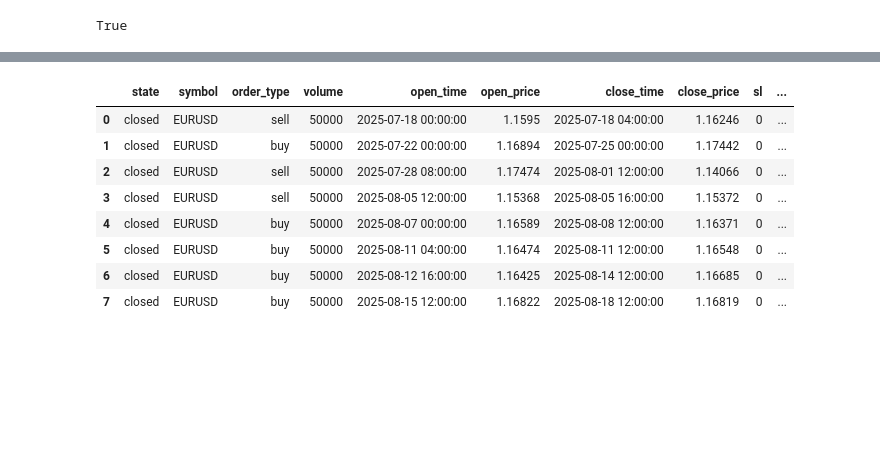
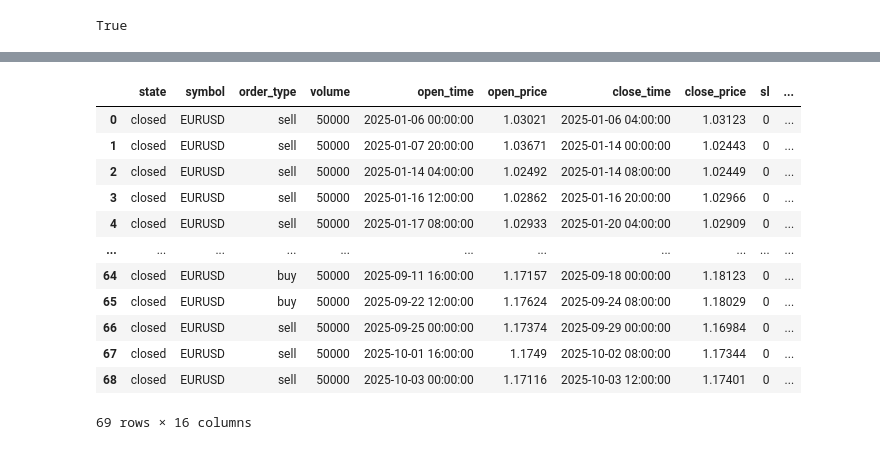
Before and after one commit to Moad2048/python_finance_market_projects, a Jupyter notebook: algo_mean.ipynb, the cells around one changed output, grey strips where cells are left out. Drawn from its saved outputs; the diff is of its cells as text; code cells hidden in the pictures; blank space fills up the shorter version.

```diff
--- a/algo_mean.ipynb
+++ b/algo_mean.ipynb
@@ -36,17 +34,13 @@ def get_ohlc(symbol, timeframe, start_datetime, end_datetime):
 # %%
-# 1 minut df
 symbol = 'EURUSD'
 pos_size = 1
-timeframe = mt5.TIMEFRAME_M1
-start_datetime = datetime(2025,7,1)
+timeframe = mt5.TIMEFRAME_H4
+start_datetime = datetime(2024,12,15)
 end_datetime = datetime.now()
 ohlc_df = get_ohlc(symbol, timeframe, start_datetime, end_datetime)
 # hour4 df
-timeframe = mt5.TIMEFRAME_H4
-hourly_df = get_ohlc(symbol, timeframe, start_datetime, end_datetime)
+timeframe2 = mt5.TIMEFRAME_H4
+hourly_df = get_ohlc(symbol, timeframe2, start_datetime, end_datetime)
 # daily df
-timeframe = mt5.TIMEFRAME_D1
-daily_df = get_ohlc(symbol, timeframe, start_datetime, end_datetime)
-daily_df
-hourly_df
-ohlc_df
+timeframe3 = mt5.TIMEFRAME_D1
+daily_df = get_ohlc(symbol, timeframe3, start_datetime, end_datetime)
@@ -135,6 +117,9 @@ merged_df = merged_df.rename(columns={
     "high_x": "high",
     "open_x": "open",
     "close_x": "close",
+    "tick_volume_x": "tick_volume",
+    "spread_x" : "spread",
+    "real_volume_x" : "real_volume",
     "low_y": "hourly_low",
     "high_y": "hourly_high",
     "open_y": "hourly_open",
@@ -142,5 +127,10 @@ merged_df = merged_df.rename(columns={
     "low": "daily_low",
     "high": "daily_high",
     "open": "daily_open",
-    "close": "daily_close"
+    "close": "daily_close",
+    "tick_volume": "daily_tick_volume",
+    "spread" : "daily_spread",
+    "real_volume" : "daily_real_volume"
 })
+print(merged_df.columns.tolist())
+merged_df
@@ -173,12 +160,12 @@ def on_bar(data, trades, orders):
     risk_amount = account_balance * risk_percent
     # entry signal
     if data['signal'] == 'buy' and not num_open_trades:
-        stop_loss_pips = (data['high'] - data["low_20"]) # example SL
+        #stop_loss_pips = (data['high'] - data["low_20"]) # example SL
         volume = 50000 #risk_amount / (stop_loss_pips * pip_value_per_lot)
         orders.open_trade(symbol, volume, 'buy')
 
     elif data['signal'] == 'sell' and not num_open_trades:
-        stop_loss_pips = (data['high_20'] - data["low_20"]) # example SL
+        #stop_loss_pips = (data['high_20'] - data["low_20"]) # example SL
         volume = 50000 #risk_amount / (stop_loss_pips * pip_value_per_lot)
         orders.open_trade(symbol, volume, 'sell')
 
@@ -186,37 +173,39 @@ def on_bar(data, trades, orders):
     if num_open_trades:
         trade = open_trades.iloc[0]
 
-        if trade['order_type'] == 'buy' and data["sma_11"] <= data["sma_144"]:
+        if trade['order_type'] == 'buy' and data["sma_11"] < data["sma_144"] :
             orders.close_trade(trade)
-        elif trade['order_type'] == 'sell' and data["sma_11"] >= data["sma_144"]:
+        elif trade['order_type'] == 'sell' and data["sma_11"] > data["sma_144"] :
             orders.close_trade(trade)
 # %%
 # backtest parameters
 starting_balance = 10000
 currency = 'USD'
 exchange_rate = 1
-commission = -7 / 100000
+commission = -7 / 50000
 
 # backtest
 bt = Backtester()
 bt.set_starting_balance(starting_balance, currency=currency)
 bt.set_exchange_rate(exchange_rate)
 bt.set_commission(commission)
 
 bt.set_historical_data(merged_df)
 bt.set_on_bar(on_bar)
 
 get_ohlc_history(symbol, timeframe, start_datetime, end_datetime)
 bt.run_backtest()
-
-bt.trades
 # %% [output]
 |  | state | symbol | order_type | volume | open_time | open_price | close_time | close_price | sl | ... |
-| 0 | closed | EURUSD | sell | 50000 | 2025-07-18 00:00:00 | 1.1595 | 2025-07-18 04:00:00 | 1.16246 | 0 | ... |
-| 1 | closed | EURUSD | buy | 50000 | 2025-07-22 00:00:00 | 1.16894 | 2025-07-25 00:00:00 | 1.17442 | 0 | ... |
-| 2 | closed | EURUSD | sell | 50000 | 2025-07-28 08:00:00 | 1.17474 | 2025-08-01 12:00:00 | 1.14066 | 0 | ... |
-| 3 | closed | EURUSD | sell | 50000 | 2025-08-05 12:00:00 | 1.15368 | 2025-08-05 16:00:00 | 1.15372 | 0 | ... |
-| 4 | closed | EURUSD | buy | 50000 | 2025-08-07 00:00:00 | 1.16589 | 2025-08-08 12:00:00 | 1.16371 | 0 | ... |
-| 5 | closed | EURUSD | buy | 50000 | 2025-08-11 04:00:00 | 1.16474 | 2025-08-11 12:00:00 | 1.16548 | 0 | ... |
-| 6 | closed | EURUSD | buy | 50000 | 2025-08-12 16:00:00 | 1.16425 | 2025-08-14 12:00:00 | 1.16685 | 0 | ... |
-| 7 | closed | EURUSD | buy | 50000 | 2025-08-15 12:00:00 | 1.16822 | 2025-08-18 12:00:00 | 1.16819 | 0 | ... |
+| 0 | closed | EURUSD | sell | 50000 | 2025-01-06 00:00:00 | 1.03021 | 2025-01-06 04:00:00 | 1.03123 | 0 | ... |
+| 1 | closed | EURUSD | sell | 50000 | 2025-01-07 20:00:00 | 1.03671 | 2025-01-14 00:00:00 | 1.02443 | 0 | ... |
+| 2 | closed | EURUSD | sell | 50000 | 2025-01-14 04:00:00 | 1.02492 | 2025-01-14 08:00:00 | 1.02449 | 0 | ... |
+| 3 | closed | EURUSD | sell | 50000 | 2025-01-16 12:00:00 | 1.02862 | 2025-01-16 20:00:00 | 1.02966 | 0 | ... |
+| 4 | closed | EURUSD | sell | 50000 | 2025-01-17 08:00:00 | 1.02933 | 2025-01-20 04:00:00 | 1.02909 | 0 | ... |
+| ... | ... | ... | ... | ... | ... | ... | ... | ... | ... | ... |
+| 64 | closed | EURUSD | buy | 50000 | 2025-09-11 16:00:00 | 1.17157 | 2025-09-18 00:00:00 | 1.18123 | 0 | ... |
+| 65 | closed | EURUSD | buy | 50000 | 2025-09-22 12:00:00 | 1.17624 | 2025-09-24 08:00:00 | 1.18029 | 0 | ... |
+| 66 | closed | EURUSD | sell | 50000 | 2025-09-25 00:00:00 | 1.17374 | 2025-09-29 00:00:00 | 1.16984 | 0 | ... |
+| 67 | closed | EURUSD | sell | 50000 | 2025-10-01 16:00:00 | 1.1749 | 2025-10-02 08:00:00 | 1.17344 | 0 | ... |
+| 68 | closed | EURUSD | sell | 50000 | 2025-10-03 00:00:00 | 1.17116 | 2025-10-03 12:00:00 | 1.17401 | 0 | ... |
+69 rows × 16 columns
```
Also changed, not shown: parts of 11 cells of this notebook, 58 other files.
